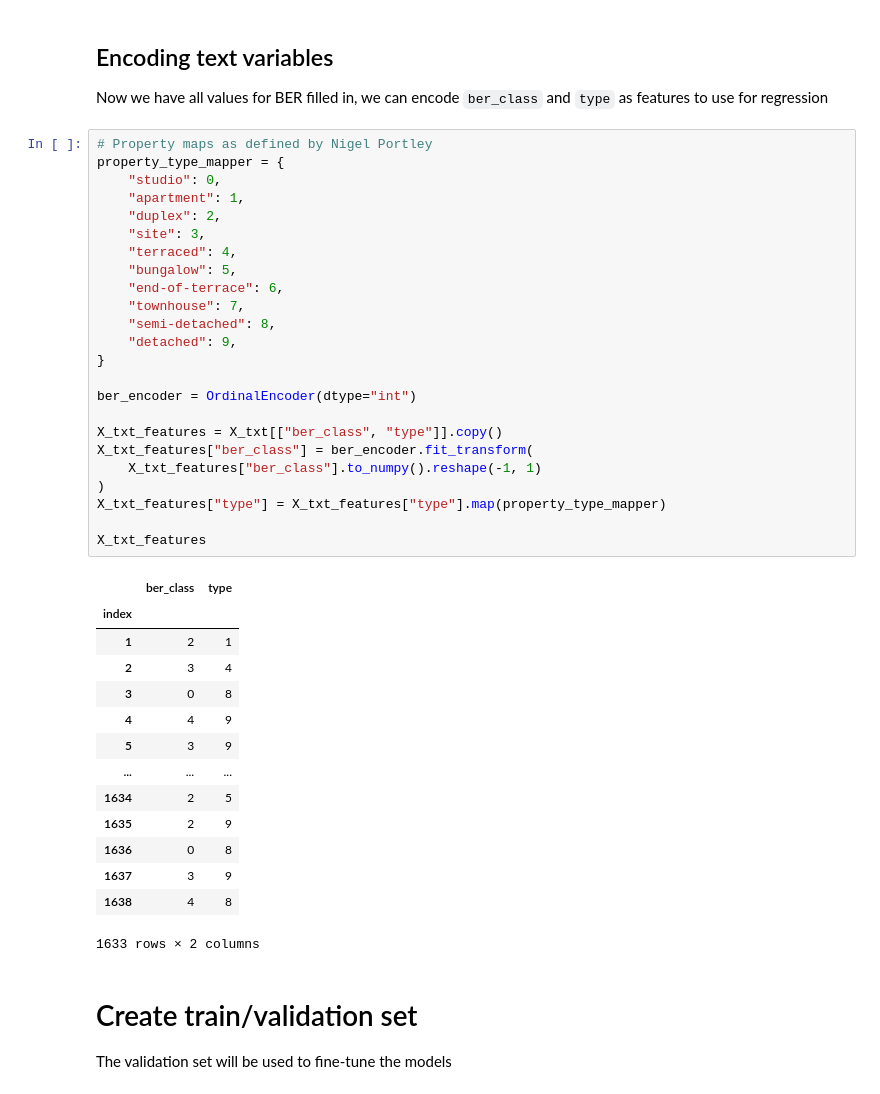
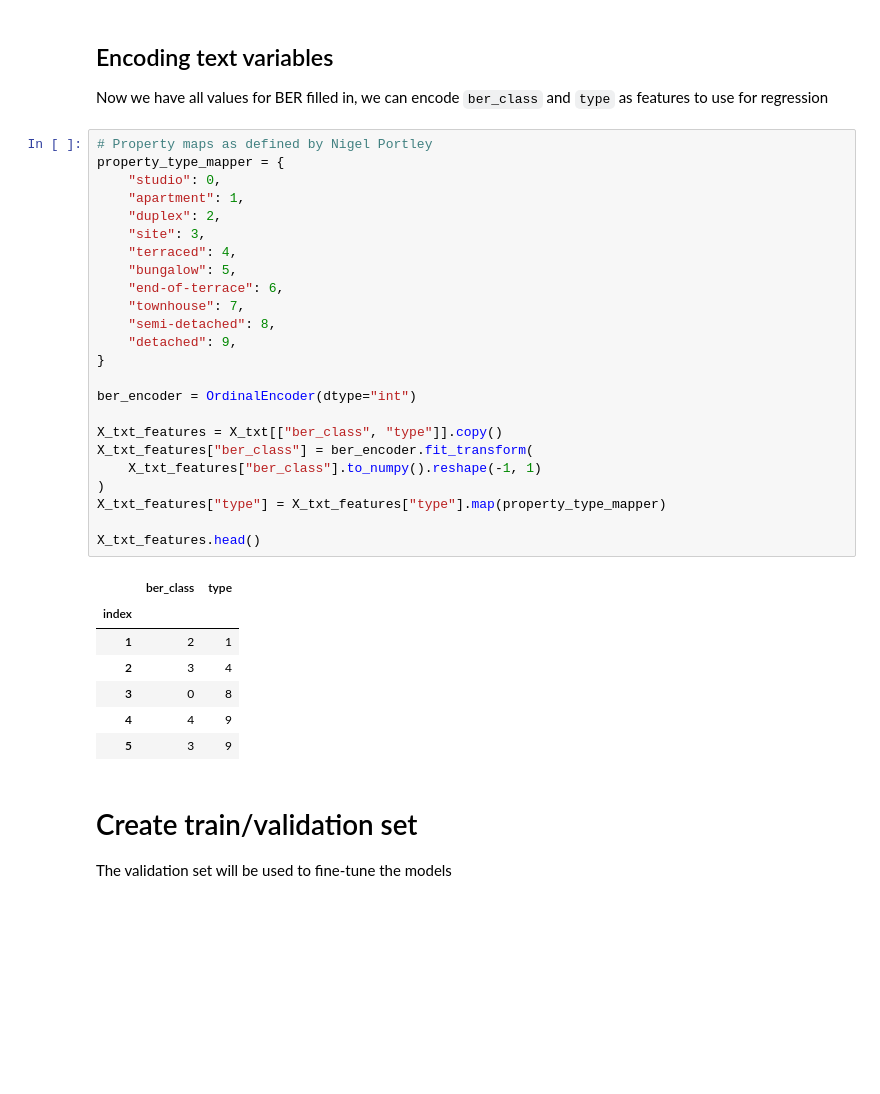
Before and after one commit to ET5003-Group1/ET5003, a Jupyter notebook: Week-5/ET5003_KaggleCompetition.ipynb, the cells around one changed output. Cells and saved outputs as stored; diff of their text form; blank space fills up the shorter version.

```diff
--- a/Week-5/ET5003_KaggleCompetition.ipynb
+++ b/Week-5/ET5003_KaggleCompetition.ipynb
@@ -522,41 +526,34 @@ Now we have all values for BER filled in, we can encode `ber_class` and `type` a
 # Property maps as defined by Nigel Portley
 property_type_mapper = {
     "studio": 0,
     "apartment": 1,
     "duplex": 2,
     "site": 3,
     "terraced": 4,
     "bungalow": 5,
     "end-of-terrace": 6,
     "townhouse": 7,
     "semi-detached": 8,
     "detached": 9,
 }
 
 ber_encoder = OrdinalEncoder(dtype="int")
 
 X_txt_features = X_txt[["ber_class", "type"]].copy()
 X_txt_features["ber_class"] = ber_encoder.fit_transform(
     X_txt_features["ber_class"].to_numpy().reshape(-1, 1)
 )
 X_txt_features["type"] = X_txt_features["type"].map(property_type_mapper)
 
-X_txt_features
+X_txt_features.head()
 # %% [output]
 |  | ber_class | type |
 | index |  |  |
 | 1 | 2 | 1 |
 | 2 | 3 | 4 |
 | 3 | 0 | 8 |
 | 4 | 4 | 9 |
 | 5 | 3 | 9 |
-| ... | ... | ... |
-| 1634 | 2 | 5 |
-| 1635 | 2 | 9 |
-| 1636 | 0 | 8 |
-| 1637 | 3 | 9 |
-| 1638 | 4 | 8 |
-1633 rows × 2 columns
 # %% [markdown]
 # Create train/validation set
 
```
Also changed, not shown: parts of 9 cells of this notebook.
